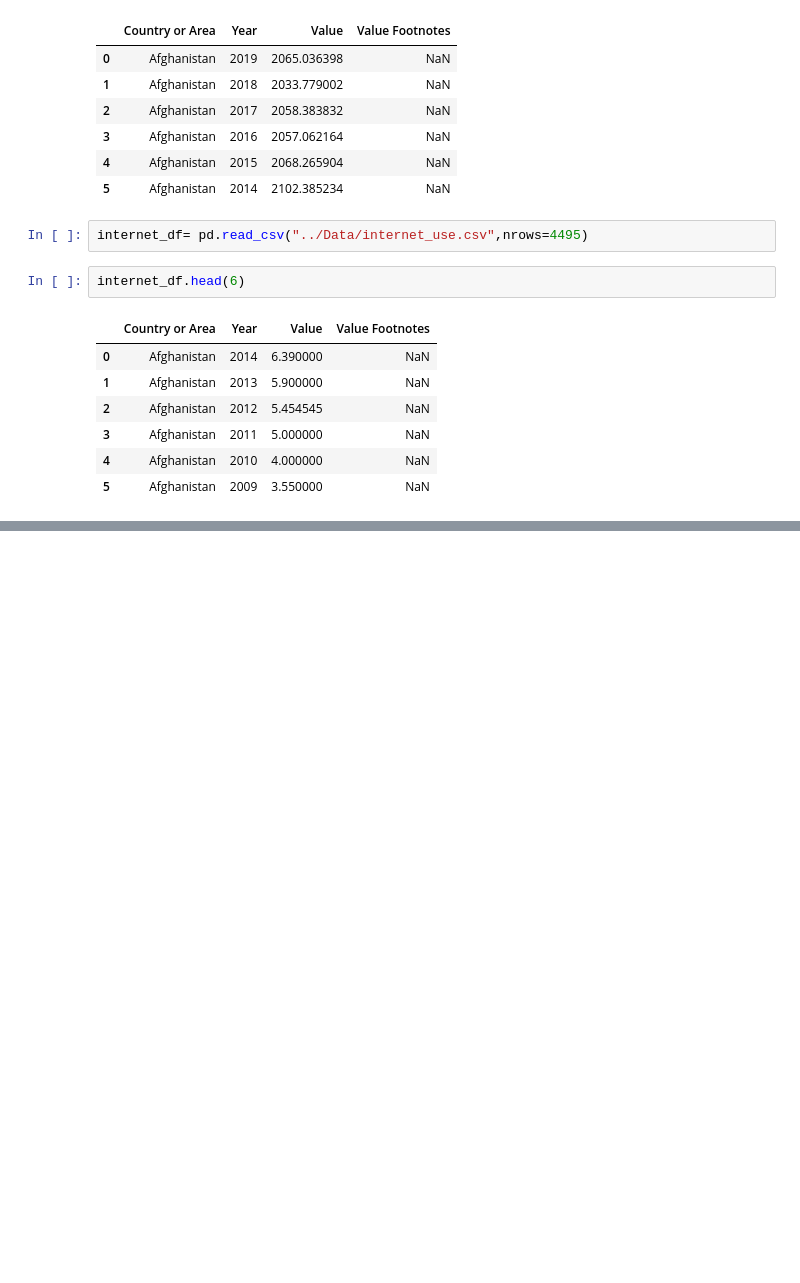
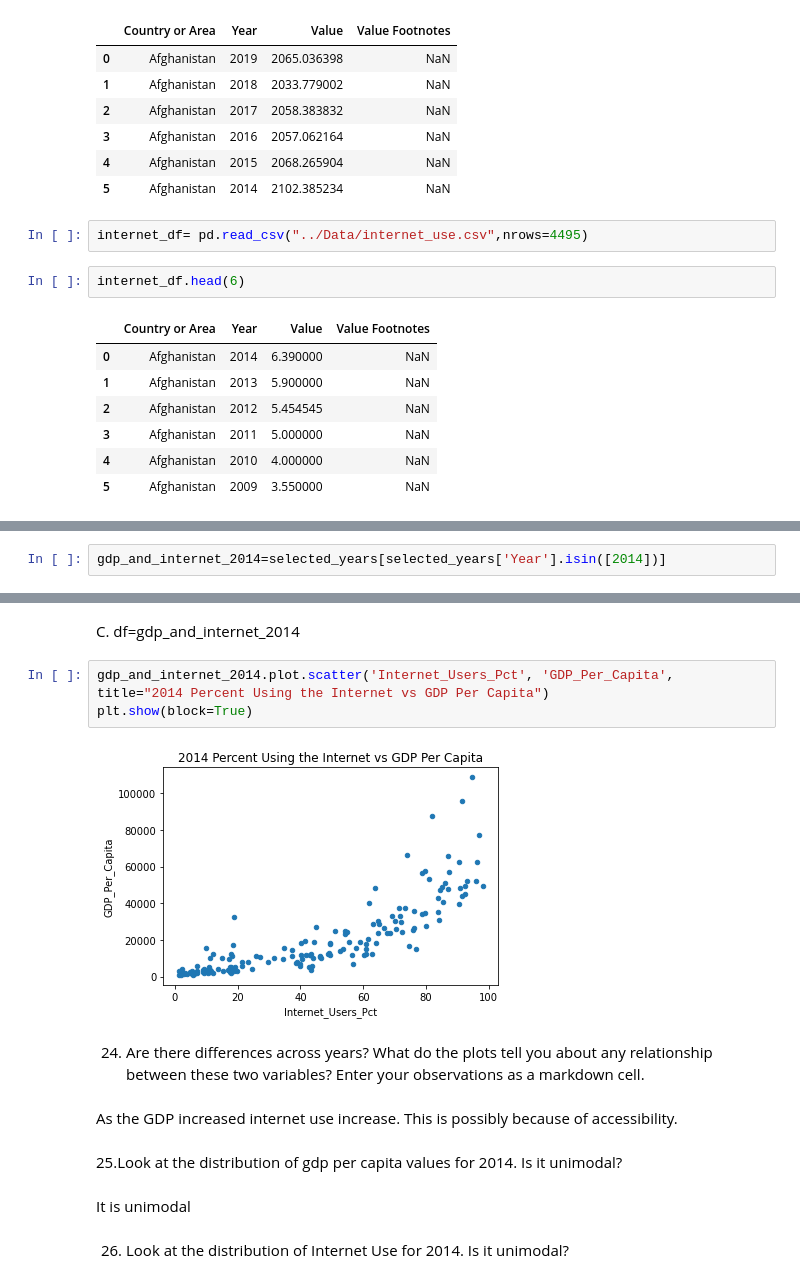
Before and after one commit to NSS-Data-Analytics-Cohort-7/gdp-and-internet-usage-jessw4914, a Jupyter notebook: notebook/Jess_un.ipynb, the cells around one changed output, grey strips where cells are left out. Drawn from its saved outputs; the diff is of its cells as text; blank space fills up the shorter version.

```diff
--- a/notebook/Jess_un.ipynb
+++ b/notebook/Jess_un.ipynb
@@ -33,0 +162,2 @@ internet_df.head(6)
+# %%
+gdp_and_internet_2014=selected_years[selected_years['Year'].isin([2014])]
@@ -33,0 +338,17 @@ internet_df.head(6)
+# %% [markdown]
+C.  df=gdp_and_internet_2014
+# %%
+gdp_and_internet_2014.plot.scatter('Internet_Users_Pct', 'GDP_Per_Capita', title="2014 Percent Using the Internet vs GDP Per Capita")
+plt.show(block=True)
+# %% [output]
+[figure, added]
+# %% [markdown]
+24. Are there differences across years? What do the plots tell you about any relationship between these two variables? Enter your observations as a markdown cell.
+# %% [markdown]
+As the GDP increased internet use increase. This is possibly because of accessibility.
+# %% [markdown]
+25.Look at the distribution of gdp per capita values for 2014. Is it unimodal?
+# %% [markdown]
+It is unimodal
+# %% [markdown]
+26. Look at the distribution of Internet Use for 2014. Is it unimodal?
```
Also changed, not shown: parts of 59 cells of this notebook.
